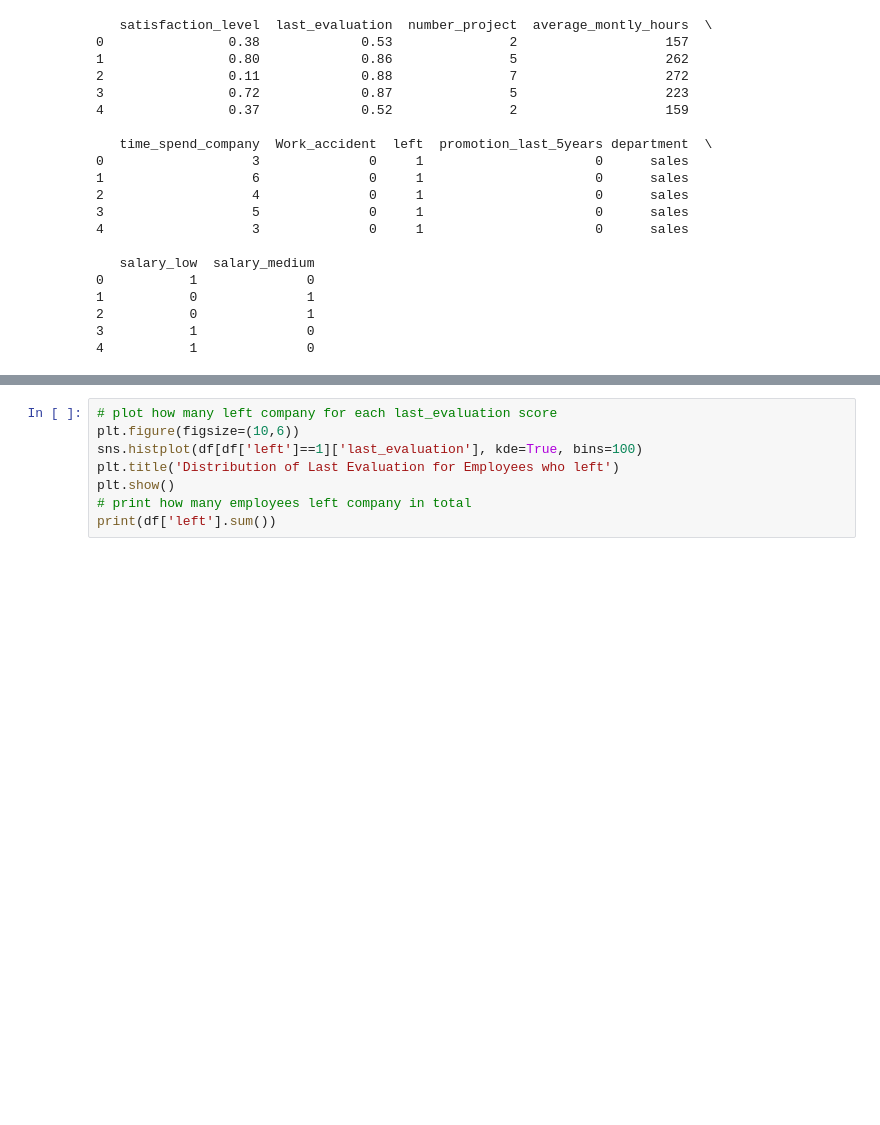
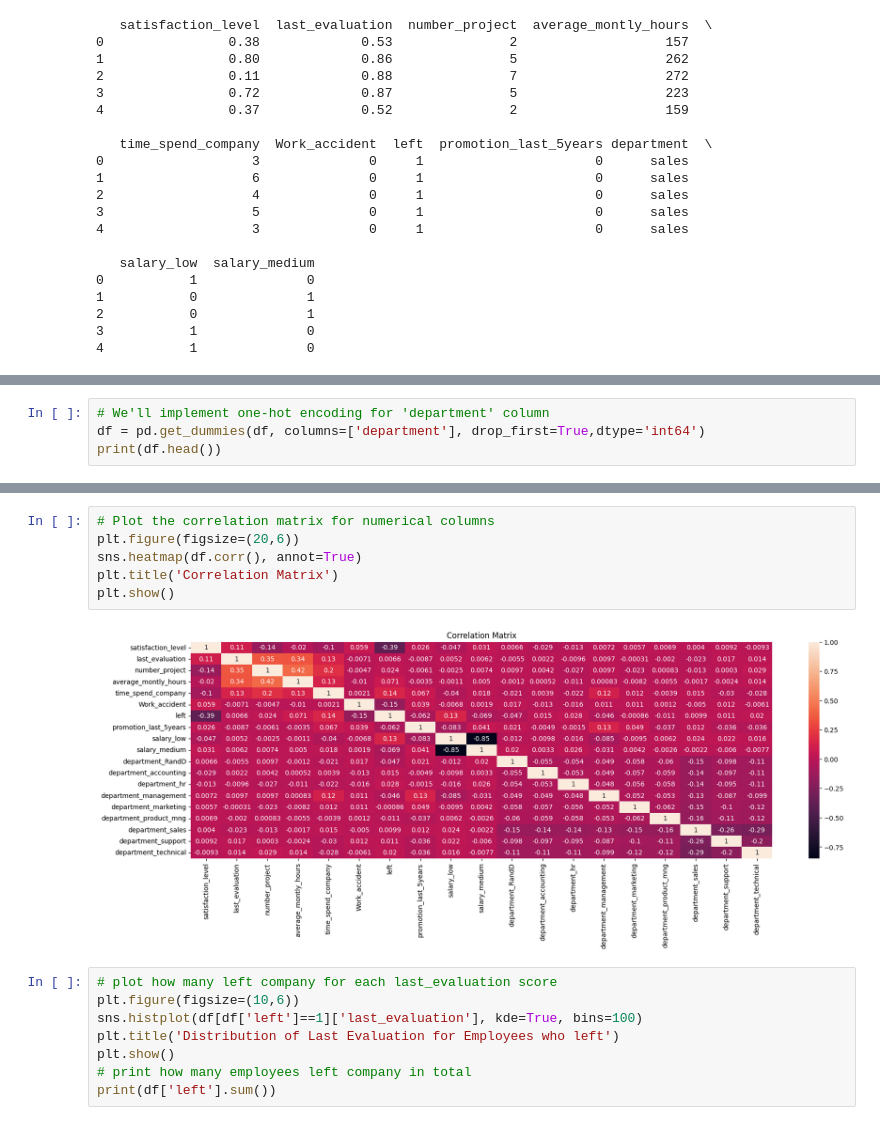
Before and after one commit to OsorioEL/EmployeeTurnover, a Jupyter notebook: EmployeeTurnover.ipynb, the cells around one changed output, grey strips where cells are left out. Drawn from its saved outputs; the diff is of its cells as text; blank space fills up the shorter version.

Commit message:
Correlation matrix for data

```diff
--- a/EmployeeTurnover.ipynb
+++ b/EmployeeTurnover.ipynb
@@ -359,0 +377,4 @@ Correlation between satisfaction level and salary columns: -0.04741456626505596
+# %%
+# We'll implement one-hot encoding for 'department' column
+df = pd.get_dummies(df, columns=['department'], drop_first=True,dtype='int64')
+print(df.head())
@@ -360,3 +399,11 @@ Correlation between satisfaction level and salary columns: -0.04741456626505596
+# %%
+# Plot the correlation matrix for numerical columns
+plt.figure(figsize=(20,6))
+sns.heatmap(df.corr(), annot=True)
+plt.title('Correlation Matrix')
+plt.show()
+# %% [output]
+[figure, added]
 # %%
 # plot how many left company for each last_evaluation score
 plt.figure(figsize=(10,6))
```
Also changed, not shown: parts of 3 cells of this notebook.
